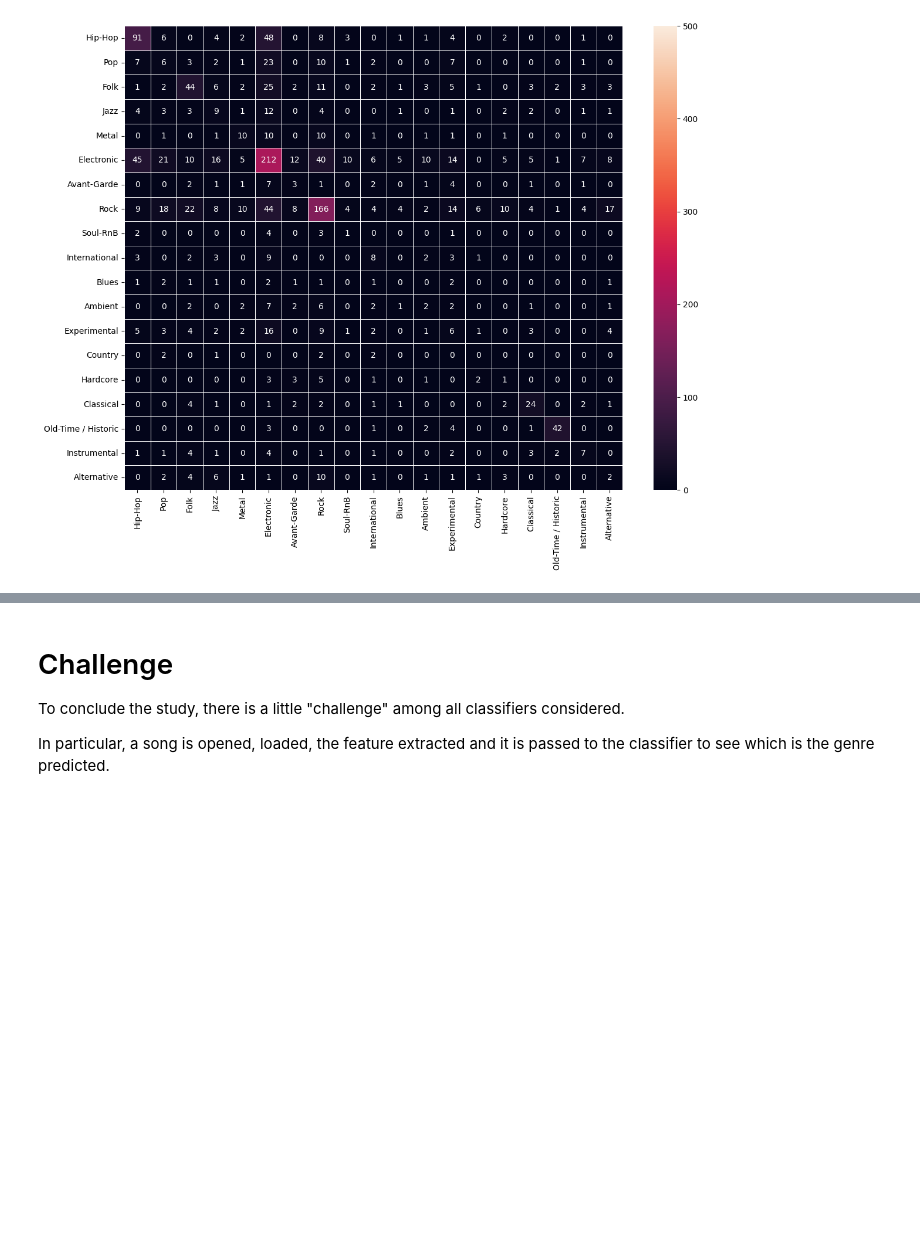
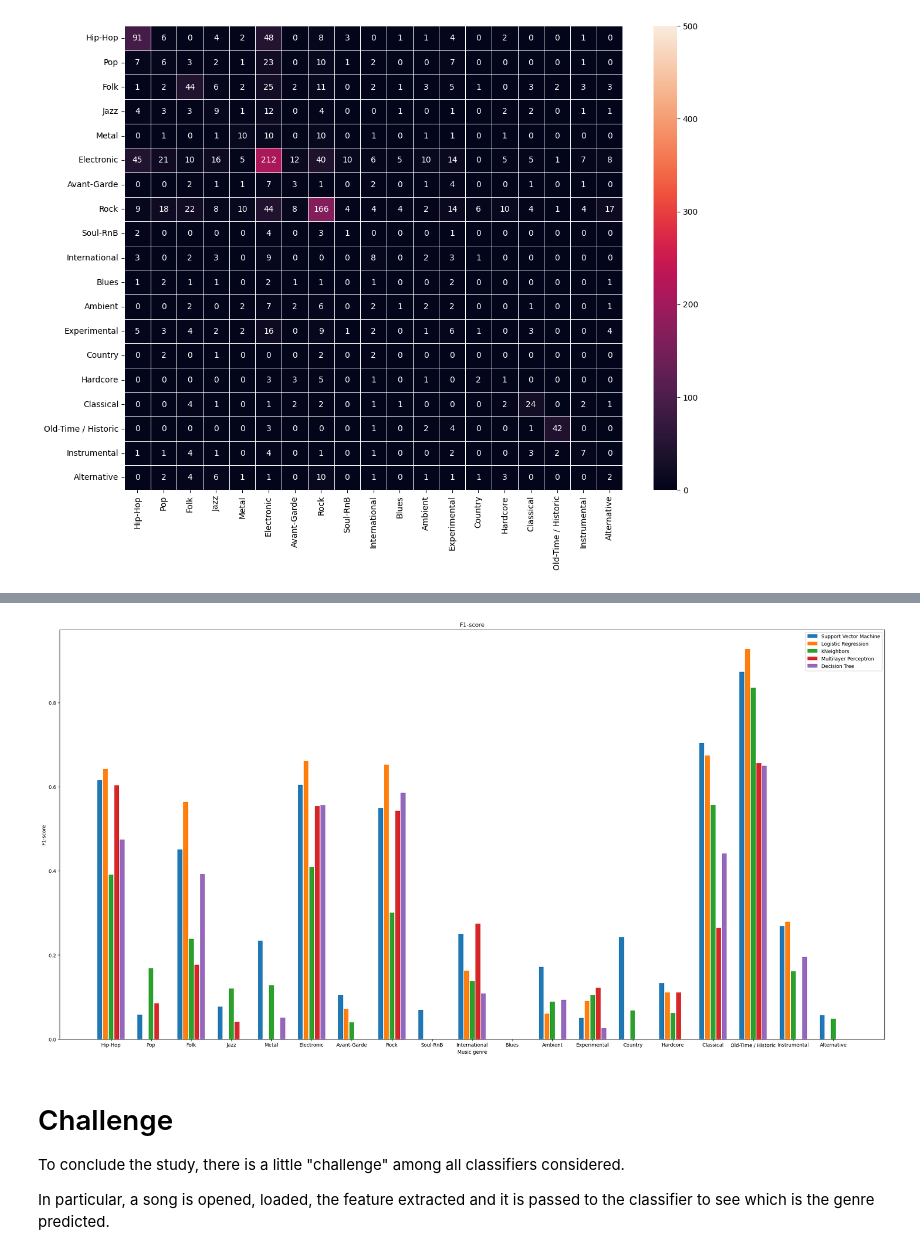
Before and after one commit to BSc-MSc-Projects/Music-Learning, a Jupyter notebook: Music_Learning.ipynb, the cells around one changed output, grey strips where cells are left out. Saved outputs shown, nothing was run; the diff lists cells and outputs as text; code cells hidden in the pictures; blank space fills up the shorter version.

```diff
--- a/Music_Learning.ipynb
+++ b/Music_Learning.ipynb
@@ -1906,3 +1922,10 @@ print_cm(dt_cm_test, orig_labels, "Confusion matrix for DT")
+# %%
+five_group_bar_plot(svm_f1_test, lr_f1_test, knn_f1_test, mlp_f1_test_pca,
+                    dt_f1_test_pca, le.inverse_transform(labels),
+                     "F1-score", "Music genre",
+                    "F1-score", classifiers)
+# %% [output]
+[figure, added]
 # %% [markdown]
 # Challenge
 To conclude the study, there is a little "challenge" among all classifiers considered.
```
Also changed, not shown: parts of 12 cells of this notebook, 1 other file.
